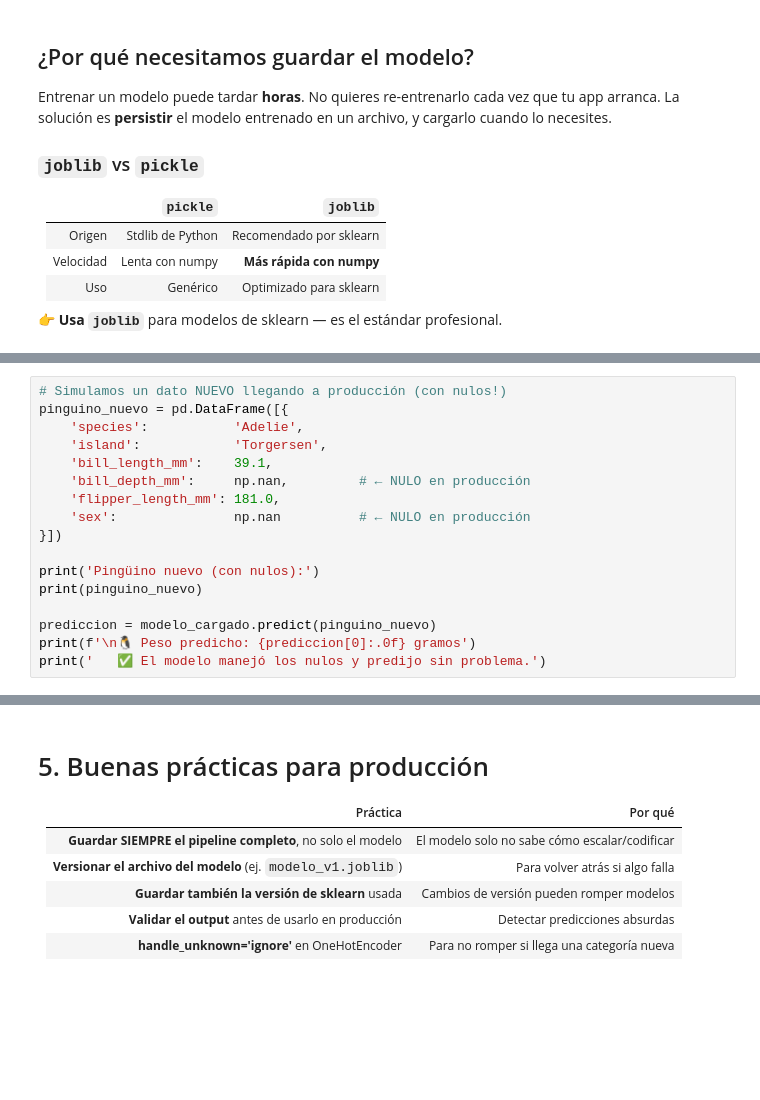
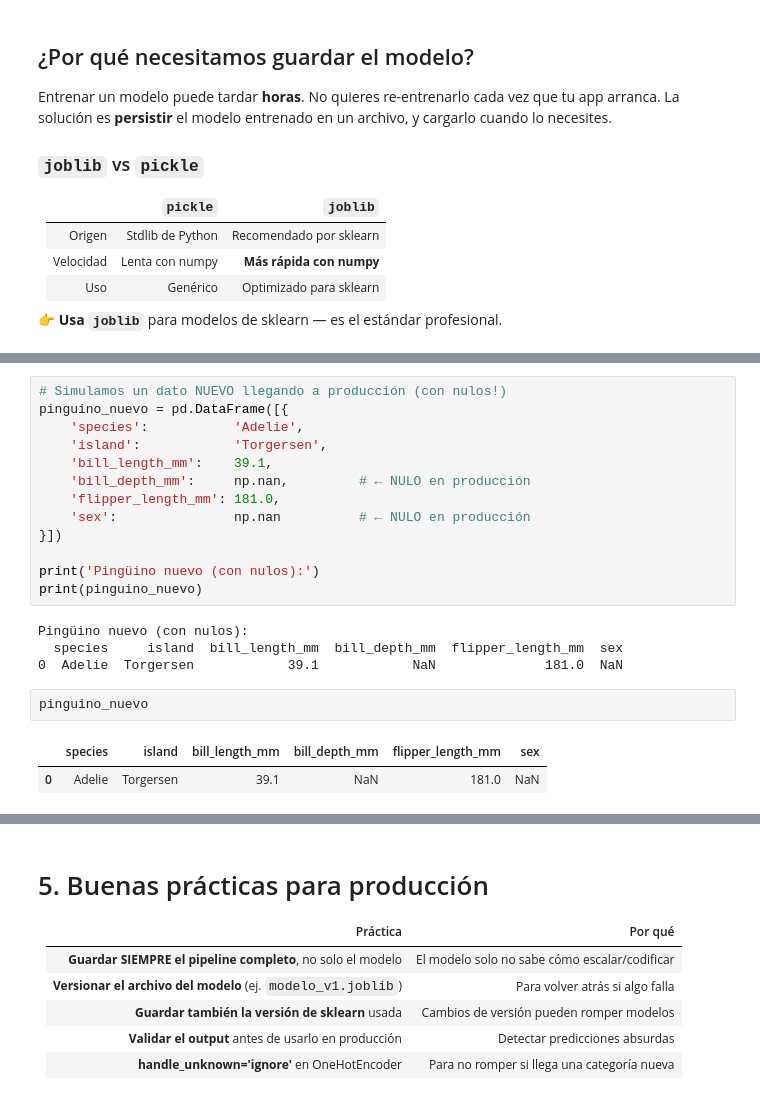
Before and after one commit to jeedorsa/Bootcamp-Data-Science, a Jupyter notebook: Clases/6-RegressionModels/6.2-Imputer-GuardarModelos.ipynb, the cells around one changed output, grey strips where cells are left out. Drawn from its saved outputs; the diff is of its cells as text; blank space fills up the shorter version.

```diff
--- a/Clases/6-RegressionModels/6.2-Imputer-GuardarModelos.ipynb
+++ b/Clases/6-RegressionModels/6.2-Imputer-GuardarModelos.ipynb
@@ -179,7 +294,12 @@ pinguino_nuevo = pd.DataFrame([{
 
 print('Pingüino nuevo (con nulos):')
 print(pinguino_nuevo)
-
-prediccion = modelo_cargado.predict(pinguino_nuevo)
-print(f'\n🐧 Peso predicho: {prediccion[0]:.0f} gramos')
-print('   ✅ El modelo manejó los nulos y predijo sin problema.')
+# %% [output]
+Pingüino nuevo (con nulos):
+  species     island  bill_length_mm  bill_depth_mm  flipper_length_mm  sex
+0  Adelie  Torgersen            39.1            NaN              181.0  NaN
+# %%
+pinguino_nuevo
+# %% [output]
+|  | species | island | bill_length_mm | bill_depth_mm | flipper_length_mm | sex |
+| 0 | Adelie | Torgersen | 39.1 | NaN | 181.0 | NaN |
```
Also changed, not shown: parts of 15 cells of this notebook, 3 other files.
